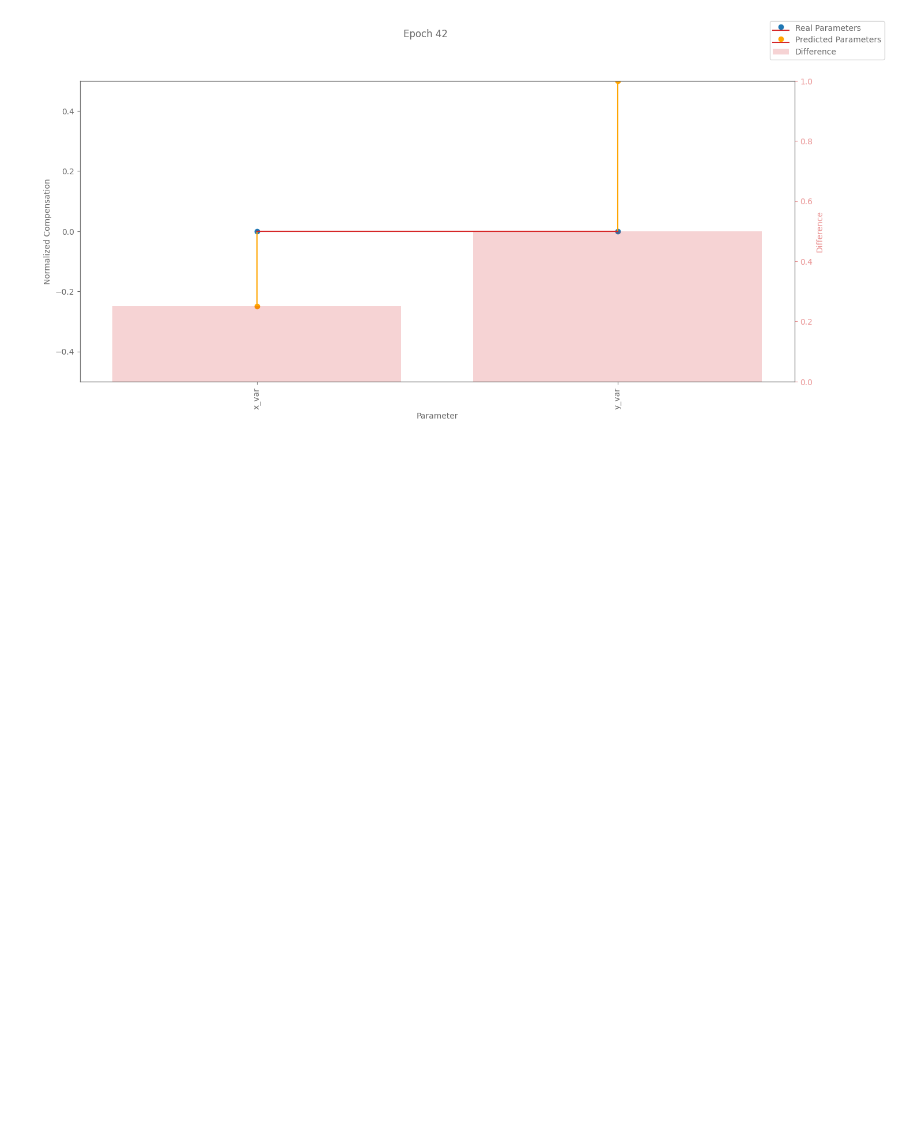
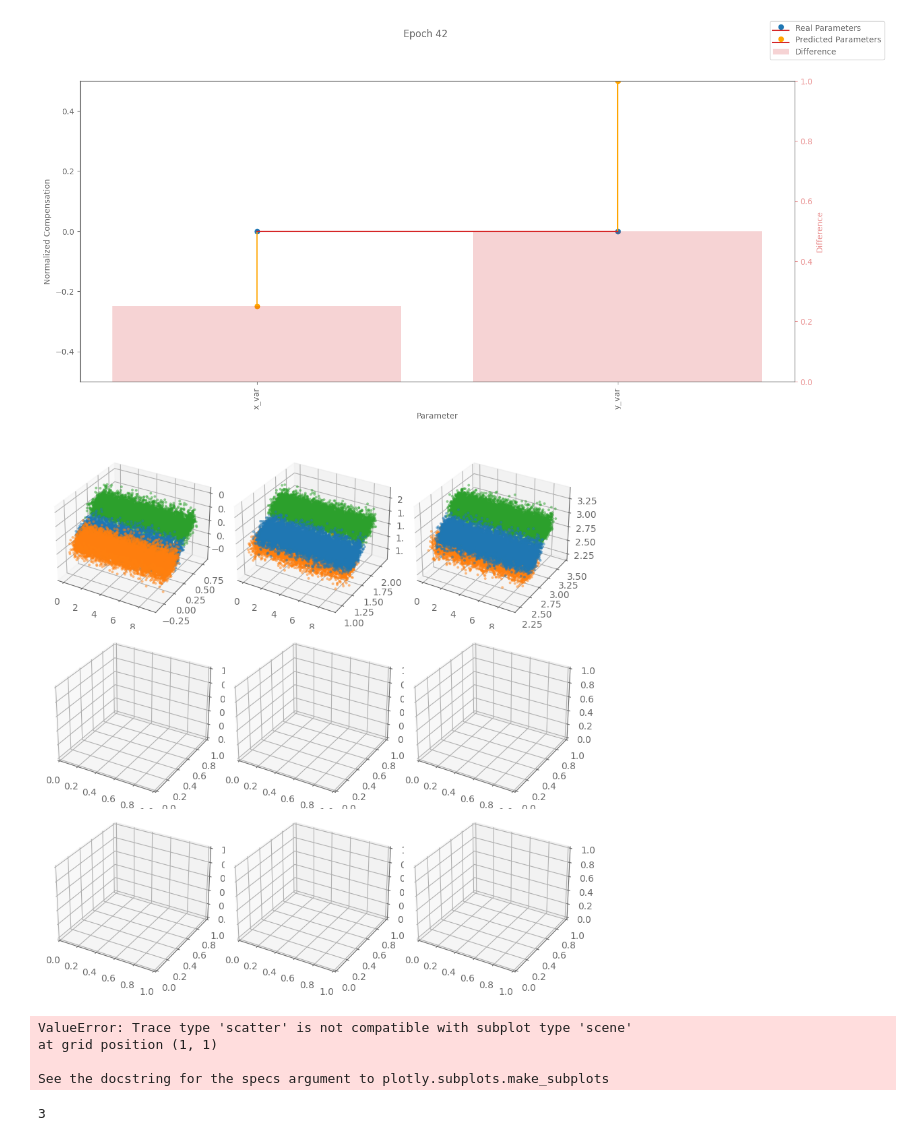
Before and after one commit to hzbian/metrix_hackathon, a Jupyter notebook: testing/test_plots.ipynb, the cells around one changed output. Saved outputs shown, nothing was run; the diff lists cells and outputs as text; code cells hidden in the pictures; blank space fills up the shorter version.

```diff
--- a/testing/test_plots.ipynb
+++ b/testing/test_plots.ipynb
@@ -61,3 +62,51 @@ predicted_params = params_to_func({"x_var": -2.5, "y_var":10.})()
 Plot.plot_param_comparison(epoch=42, real_params=real_params, predicted_params=predicted_params, search_space=search_space)
 # %% [output]
 [figure]
+# %%
+
+Plot.fancy_ray([compensated, target, without_compensation])
+# %% [output]
+[figure, added]
+# %%
+import plotly.graph_objects as go
+from plotly.subplots import make_subplots
+# [[[3, 1000, 2] ... ], [[3, 1000, 2], ...]]
+def fancy_ray(data: List[torch.Tensor]):
+    rows = 1
+    cols = len(data[0])
+    specs = [[{"type": "scatter3d"} for _ in range(cols)] for _ in range(rows)]
+    fig = make_subplots(rows=rows, cols=cols, specs=specs)
+
+    for column_idx, column in enumerate(data[0]):
+        y = torch.cat([value[column_idx].flatten(0, 1)[:, 0] for value in data])
+        z = torch.cat([value[column_idx].flatten(0, 1)[:, 1] for value in data])
+        x = torch.cat([torch.cat(
+            [torch.ones_like(column[0, :, 0]) * i for i in range(column.shape[0])]
+        ) for value in data])
+        fig.add_trace(
+            go.Scatter3d(x=x, y=y, z=z, mode="markers", opacity=0.5),
+            row=1,
+            col=column_idx + 1,
+        )
+        one_more_trace=dict(type='scatter3d',
+                                   x=[1,5],
+                                   y=[1,3],
+                                   z=[4,5],
+                                   mode='lines',
+                                   line=dict(color='red'))
+        fig.append_trace(one_more_trace, 1, 1)
+
+    fig.update_traces(marker_size=2)
+    return fig
+
+fancy_ray([target, compensated])
+# %% [output]
+ValueError: Trace type 'scatter' is not compatible with subplot type 'scene'
+at grid position (1, 1)
+
+See the docstring for the specs argument to plotly.subplots.make_subplots
+# %%
+target[0].shape[0]
+len(target)
+# %% [output]
+3
```
Also changed, not shown: parts of 5 cells of this notebook.
